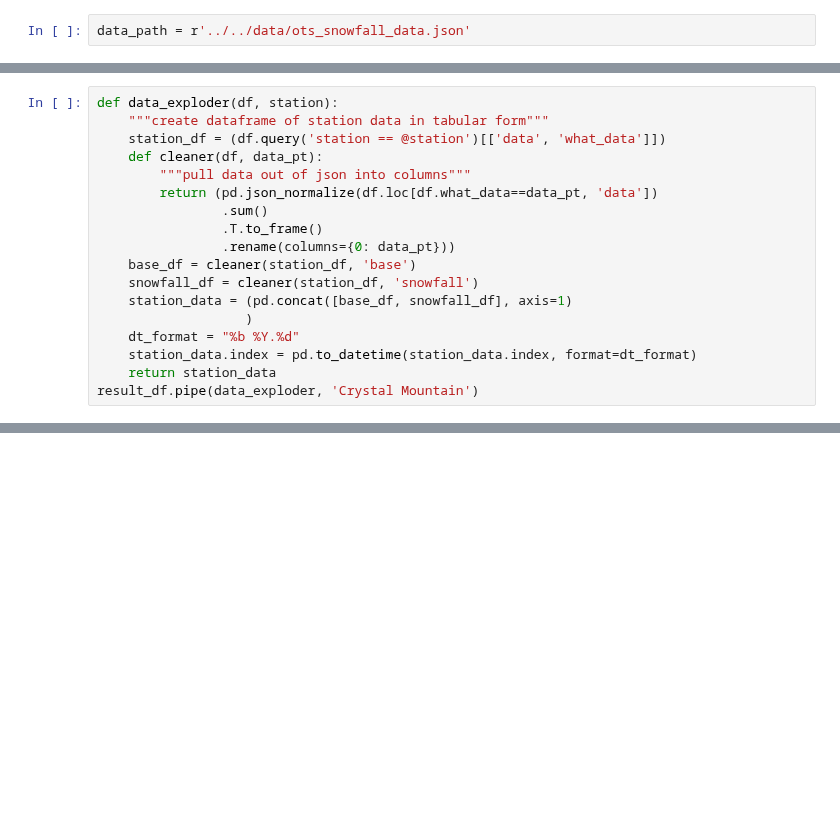
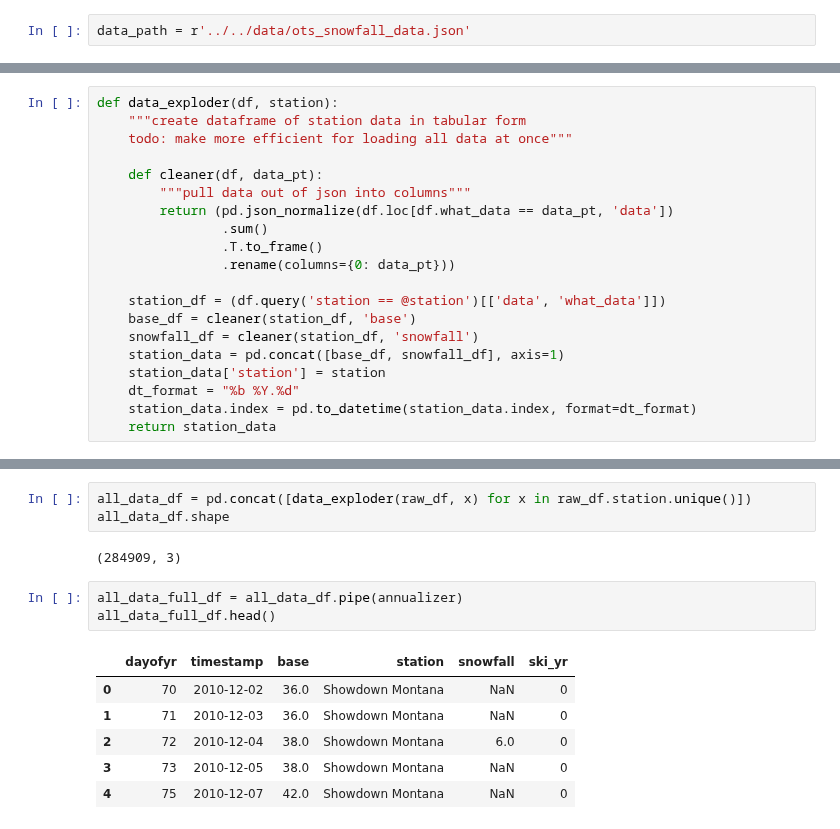
Before and after one commit to chrisoyer/ski-snow-modeling, a Jupyter notebook: src/analysis/snow_analysis.ipynb, the cells around one changed output, grey strips where cells are left out. Drawn from its saved outputs; the diff is of its cells as text; blank space fills up the shorter version.

```diff
--- a/src/analysis/snow_analysis.ipynb
+++ b/src/analysis/snow_analysis.ipynb
@@ -24,19 +36,21 @@ result_df.tail()
 | 5435 | Pine Knob | base | 2018 | https://www.onthesnow.com/michiga... | {'Nov 2018': {'30': 24}, 'Dec 201... |
 # %%
 def data_exploder(df, station):
-    """create dataframe of station data in tabular form"""
-    station_df = (df.query('station == @station')[['data', 'what_data']])
+    """create dataframe of station data in tabular form
+    todo: make more efficient for loading all data at once"""
+
     def cleaner(df, data_pt):
         """pull data out of json into columns"""
-        return (pd.json_normalize(df.loc[df.what_data==data_pt, 'data'])
+        return (pd.json_normalize(df.loc[df.what_data == data_pt, 'data'])
                 .sum()
                 .T.to_frame()
                 .rename(columns={0: data_pt}))
+
+    station_df = (df.query('station == @station')[['data', 'what_data']])
     base_df = cleaner(station_df, 'base')
     snowfall_df = cleaner(station_df, 'snowfall')
-    station_data = (pd.concat([base_df, snowfall_df], axis=1)
-                   )
+    station_data = pd.concat([base_df, snowfall_df], axis=1)
+    station_data['station'] = station
     dt_format = "%b %Y.%d"
     station_data.index = pd.to_datetime(station_data.index, format=dt_format)
     return station_data
-result_df.pipe(data_exploder, 'Crystal Mountain')
@@ -105,0 +83,15 @@ base_chart
+# %%
+all_data_df = pd.concat([data_exploder(raw_df, x) for x in raw_df.station.unique()])
+all_data_df.shape
+# %% [output]
+(284909, 3)
+# %%
+all_data_full_df = all_data_df.pipe(annualizer)
+all_data_full_df.head()
+# %% [output]
+|  | dayofyr | timestamp | base | station | snowfall | ski_yr |
+| 0 | 70 | 2010-12-02 | 36.0 | Showdown Montana | NaN | 0 |
+| 1 | 71 | 2010-12-03 | 36.0 | Showdown Montana | NaN | 0 |
+| 2 | 72 | 2010-12-04 | 38.0 | Showdown Montana | 6.0 | 0 |
+| 3 | 73 | 2010-12-05 | 38.0 | Showdown Montana | NaN | 0 |
+| 4 | 75 | 2010-12-07 | 42.0 | Showdown Montana | NaN | 0 |
```
Also changed, not shown: parts of 21 cells of this notebook, 1 other file.
